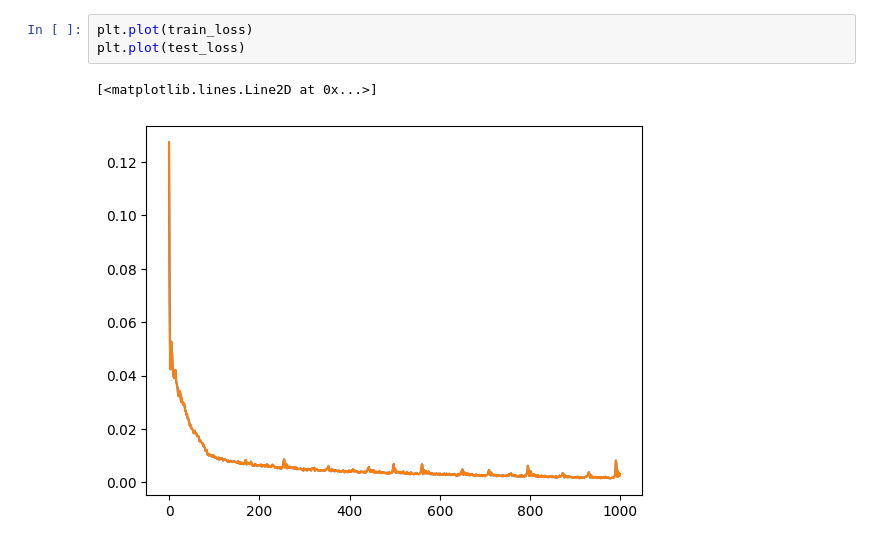
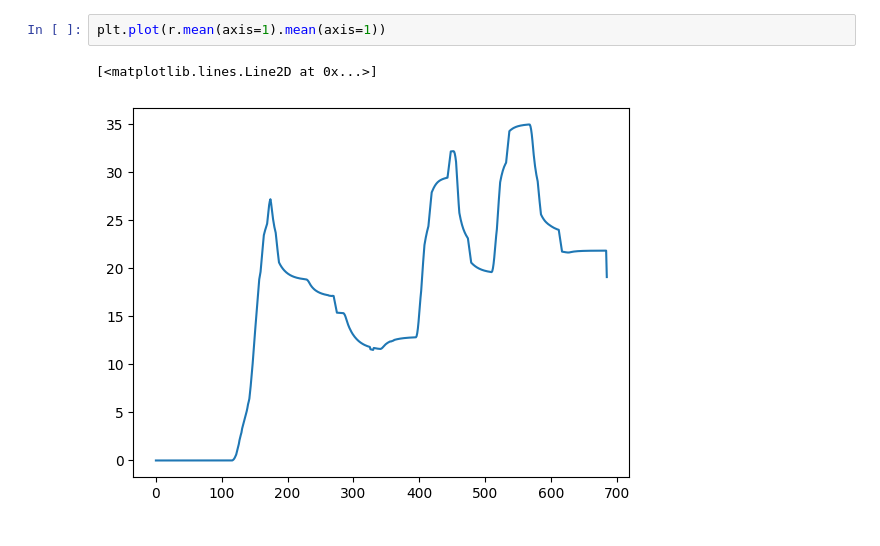
Before and after one commit to Zhiyu014/GNN-UDS, a Jupyter notebook: surrogate/test.ipynb, the cells around one changed output. Drawn from its saved outputs; the diff is of its cells as text.

```diff
--- a/surrogate/test.ipynb
+++ b/surrogate/test.ipynb
@@ -38,6 +54,5 @@ test_loss = np.load('./model/shunqing/train_loss.npy')
-# %%
-plt.plot(train_loss)
-plt.plot(test_loss)
-# %% [output]
-[<matplotlib.lines.Line2D at 0x...>]
-[figure, removed]
+# %%
+plt.plot(r.mean(axis=1).mean(axis=1))
+# %% [output]
+[<matplotlib.lines.Line2D at 0x...>]
+[figure, added]
```
Also changed, not shown: parts of 11 cells of this notebook, 14 other files.
